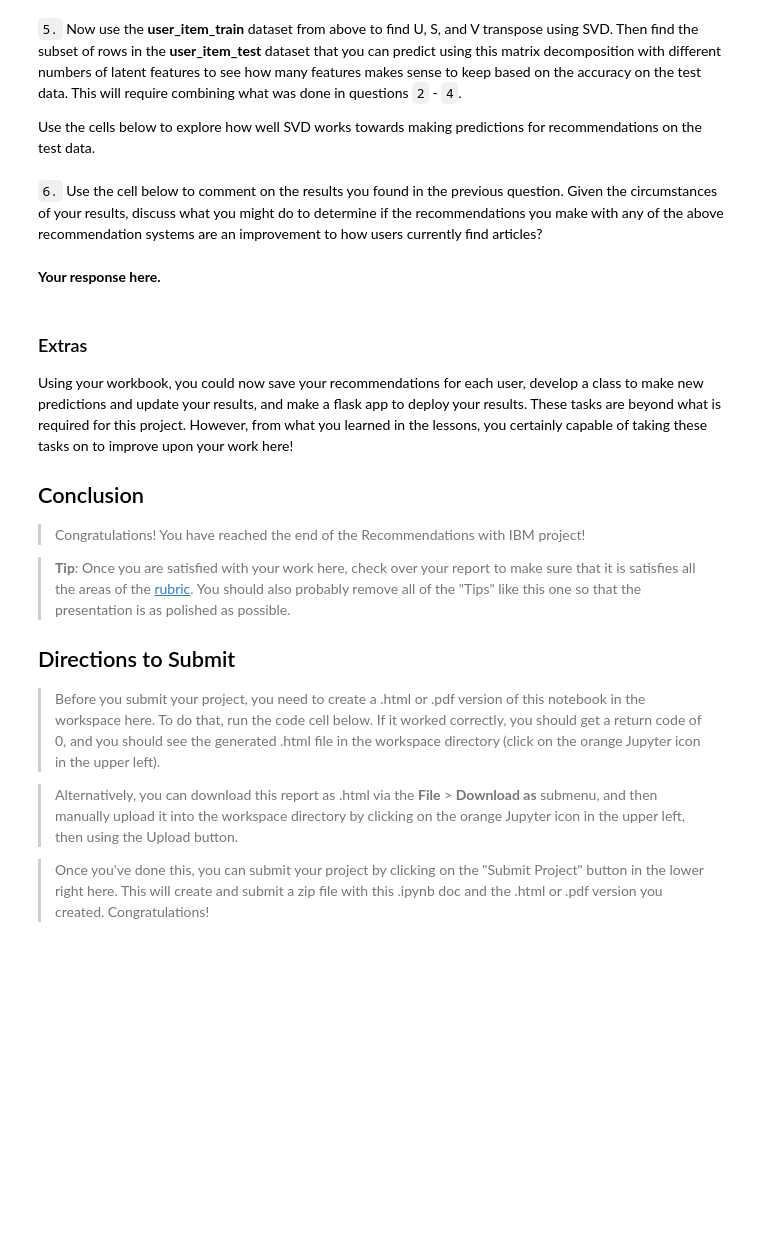
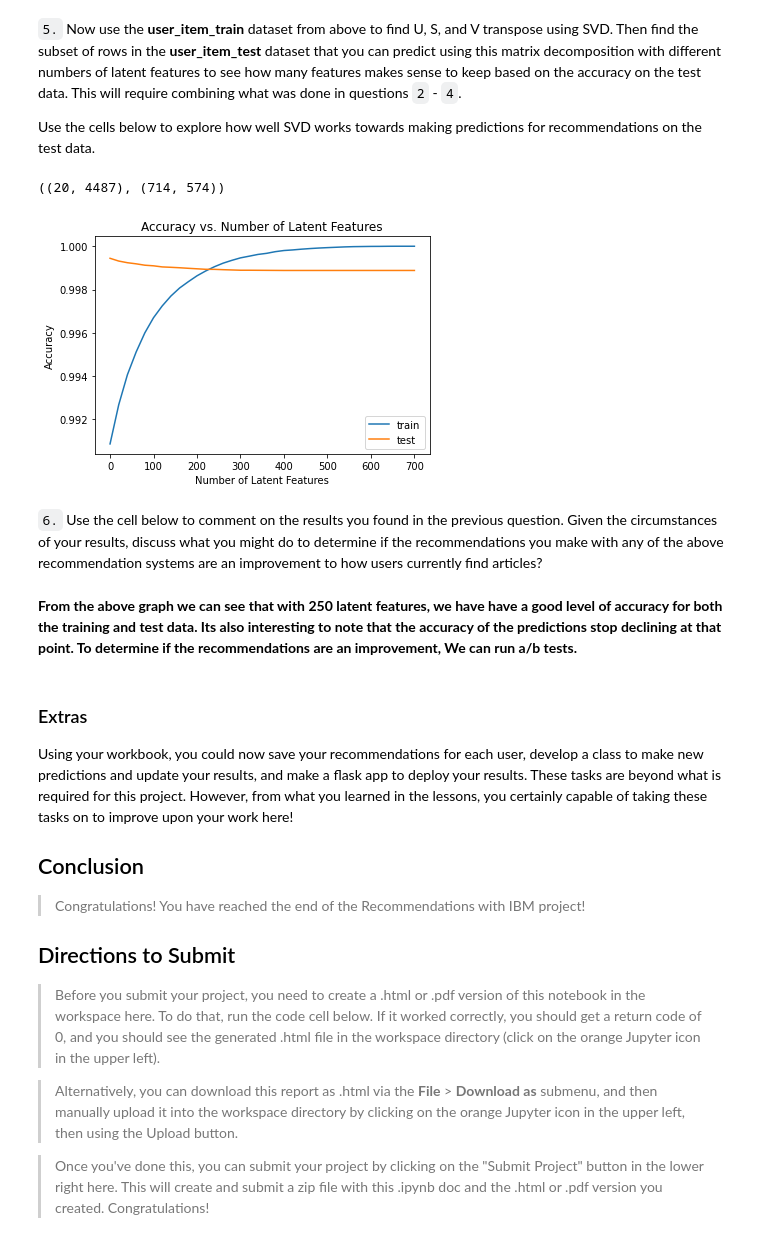
Before and after one commit to AndrewSithole/Recommendations-With-IBM, a Jupyter notebook: Recommendations_with_IBM.ipynb, the cells around one changed output. Saved outputs shown, nothing was run; the diff lists cells and outputs as text; code cells hidden in the pictures; blank space fills up the shorter version.

```diff
--- a/Recommendations_with_IBM.ipynb
+++ b/Recommendations_with_IBM.ipynb
@@ -543,6 +774,11 @@ def create_test_and_train_user_item(df_train, df_test):
 
     '''
     # Your code here
+    user_item_train = create_user_item_matrix(df_train)
+    user_item_test = create_user_item_matrix(df_test)
+
+    test_idx = user_item_test.index.values
+    test_arts = user_item_test.columns.values
 
     return user_item_train, user_item_test, test_idx, test_arts
 
@@ -569,14 +811,54 @@ t.sol_4_test(sol_4_dict)
 Use the cells below to explore how well SVD works towards making predictions for recommendations on the test data.
 # %%
 # fit SVD on the user_item_train matrix
-u_train, s_train, vt_train = # fit svd similar to above then use the cells below
+u_train, s_train, vt_train = np.linalg.svd(user_item_train)# fit svd similar to above then use the cells below
 # %%
 # Use these cells to see how well you can use the training
 # decomposition to predict on test data
+train_common_ids = user_item_train.index.isin(test_idx)
+train_common_cols = user_item_train.columns.isin(test_arts)
+u_test = u_train[train_common_ids, :]
+vt_test= vt_train[:, train_common_cols]
+train_idx = user_item_train.index
+common_ids = list(set(train_idx)&set(test_idx)) #users in both train and test set
+common_cols = user_item_train.columns.intersection(test_arts)
+# %%
+u_test.shape, vt_test.shape
+# %% [output]
+((20, 4487), (714, 574))
+# %%
+sum_train_errs=[]
+sum_test_errs=[]
+
+num_latent_feat=np.arange(0,714,20)
+for k in num_latent_feat:
+    u_train_lat, s_train_lat, vt_train_lat = u_train[:, :k], np.diag(s_train[:k]), vt_train[:k, :]
+    u_test_lat, vt_test_lat = u_test[:, :k], vt_test[:k,:]
+    user_item_train_preds = np.around(np.dot(np.dot(u_train_lat, s_train_lat), vt_train_lat))
+    user_item_test_preds = np.around(np.dot(np.dot(u_test_lat, s_train_lat), vt_test_lat))
+
+
+    diffs_train = np.subtract(user_item_train, user_item_train_preds)
+    diffs_test = np.subtract(user_item_test.loc[common_ids, :], user_item_test_preds)
+    train_err = np.sum(np.sum(np.abs(diffs_train)))
+    sum_train_errs.append(train_err)
+
+    test_err = np.sum(np.sum(np.abs(diffs_test)))
+    sum_test_errs.append(test_err)
+# %%
+plt.plot(num_latent_feat, 1 - (np.array(sum_train_errs)/(user_item_train.shape[0]*user_item_train.shape[1])), label='train');
+plt.plot(num_latent_feat, 1 - (np.array(sum_test_errs)/(user_item_test.shape[0]*user_item_test.shape[1])), label='test');
+plt.legend(loc='best')
+plt.xlabel('Number of Latent Features');
+plt.ylabel('Accuracy');
+plt.title('Accuracy vs. Number of Latent Features');
+plt.show();
+# %% [output]
+[figure, added]
 # %% [markdown]
 `6.` Use the cell below to comment on the results you found in the previous question. Given the circumstances of your results, discuss what you might do to determine if the recommendations you make with any of the above recommendation systems are an improvement to how users currently find articles?
-# %% [markdown]
-**Your response here.**
+# %% [markdown]
+**From the above graph we can see that with 250 latent features, we have have a good level of accuracy for both the training and test data. Its also interesting to note that the accuracy of the predictions stop declining at that point. To determine if the recommendations are an improvement, We can run a/b tests.**
 # %% [markdown]
 <a id='conclusions'></a>
 ### Extras
@@ -587,8 +869,6 @@ Using your workbook, you could now save your recommendations for each user, deve
 
 > Congratulations!  You have reached the end of the Recommendations with IBM project!
 
-> **Tip**: Once you are satisfied with your work here, check over your report to make sure that it is satisfies all the areas of the [rubric](https://review.udacity.com/#!/rubrics/2322/view). You should also probably remove all of the "Tips" like this one so that the presentation is as polished as possible.
-
 
 ## Directions to Submit
 
```
Also changed, not shown: parts of 38 cells of this notebook.
